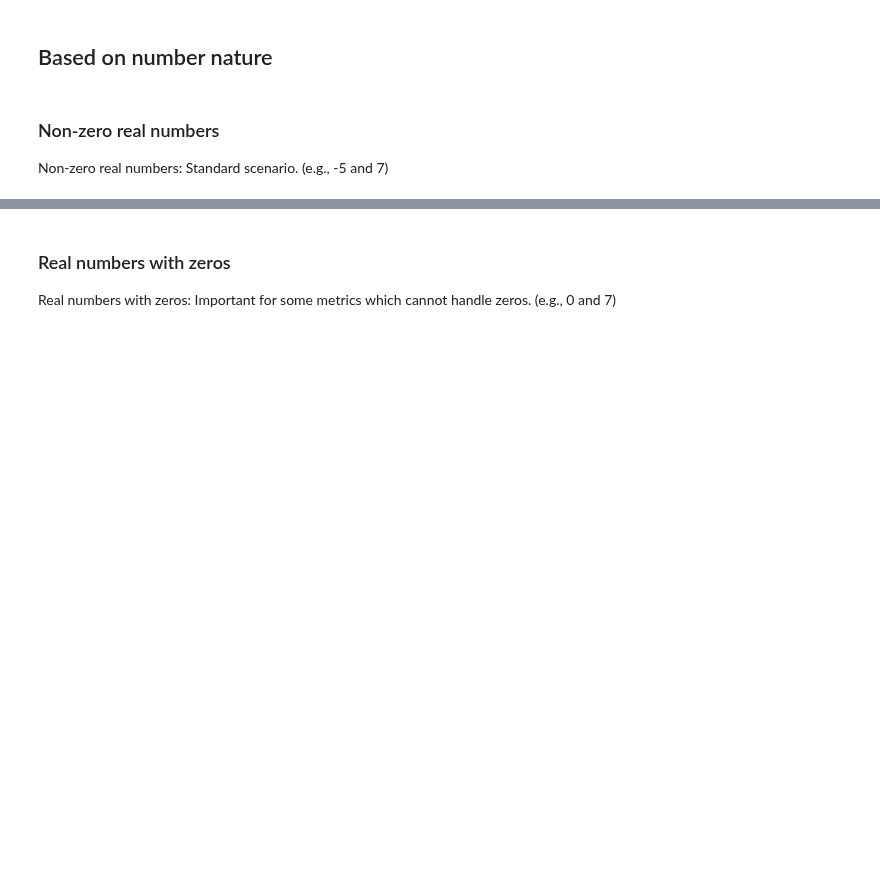
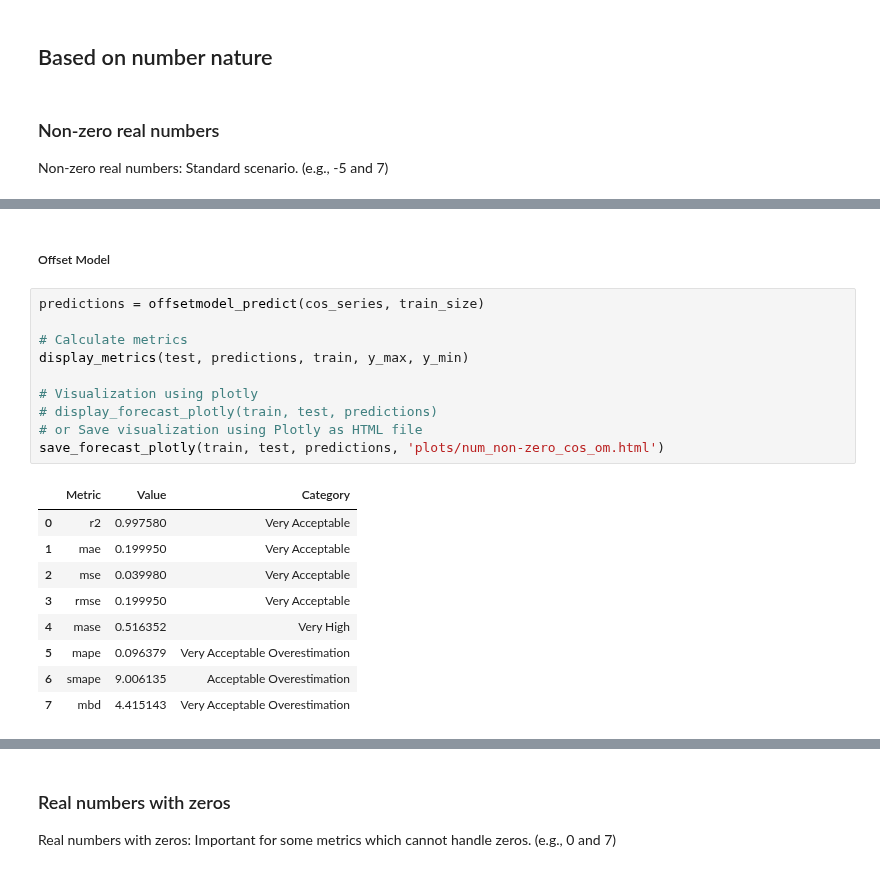
Before and after one commit to ranggakd/DAIly, a Jupyter notebook: ideas/regression_forecasting_metrics/Metrics_Exploration.ipynb, the cells around one changed output, grey strips where cells are left out. Drawn from its saved outputs; the diff is of its cells as text; blank space fills up the shorter version.

```diff
--- a/ideas/regression_forecasting_metrics/Metrics_Exploration.ipynb
+++ b/ideas/regression_forecasting_metrics/Metrics_Exploration.ipynb
@@ -762,0 +806,22 @@ y_cos = np.cos(np.linspace(0, 2 * np.pi, days)) * scale_factor + const
+# %% [markdown]
+##### Offset Model
+# %%
+predictions = offsetmodel_predict(cos_series, train_size)
+
+# Calculate metrics
+display_metrics(test, predictions, train, y_max, y_min)
+
+# Visualization using plotly
+# display_forecast_plotly(train, test, predictions)
+# or Save visualization using Plotly as HTML file
+save_forecast_plotly(train, test, predictions, 'plots/num_non-zero_cos_om.html')
+# %% [output]
+|  | Metric | Value | Category |
+| 0 | r2 | 0.997580 | Very Acceptable |
+| 1 | mae | 0.199950 | Very Acceptable |
+| 2 | mse | 0.039980 | Very Acceptable |
+| 3 | rmse | 0.199950 | Very Acceptable |
+| 4 | mase | 0.516352 | Very High |
+| 5 | mape | 0.096379 | Very Acceptable Overestimation |
+| 6 | smape | 9.006135 | Acceptable Overestimation |
+| 7 | mbd | 4.415143 | Very Acceptable Overestimation |
```
Also changed, not shown: parts of 12 cells of this notebook, 5 other files.
